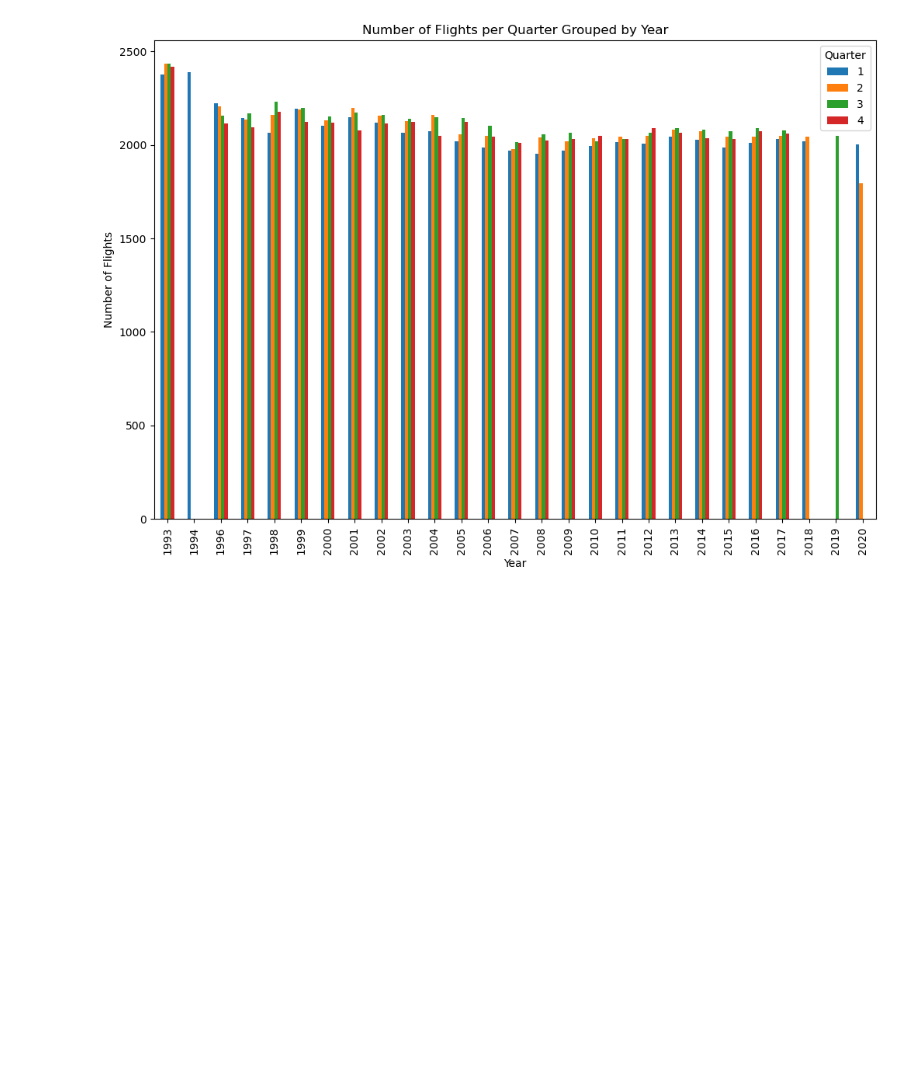
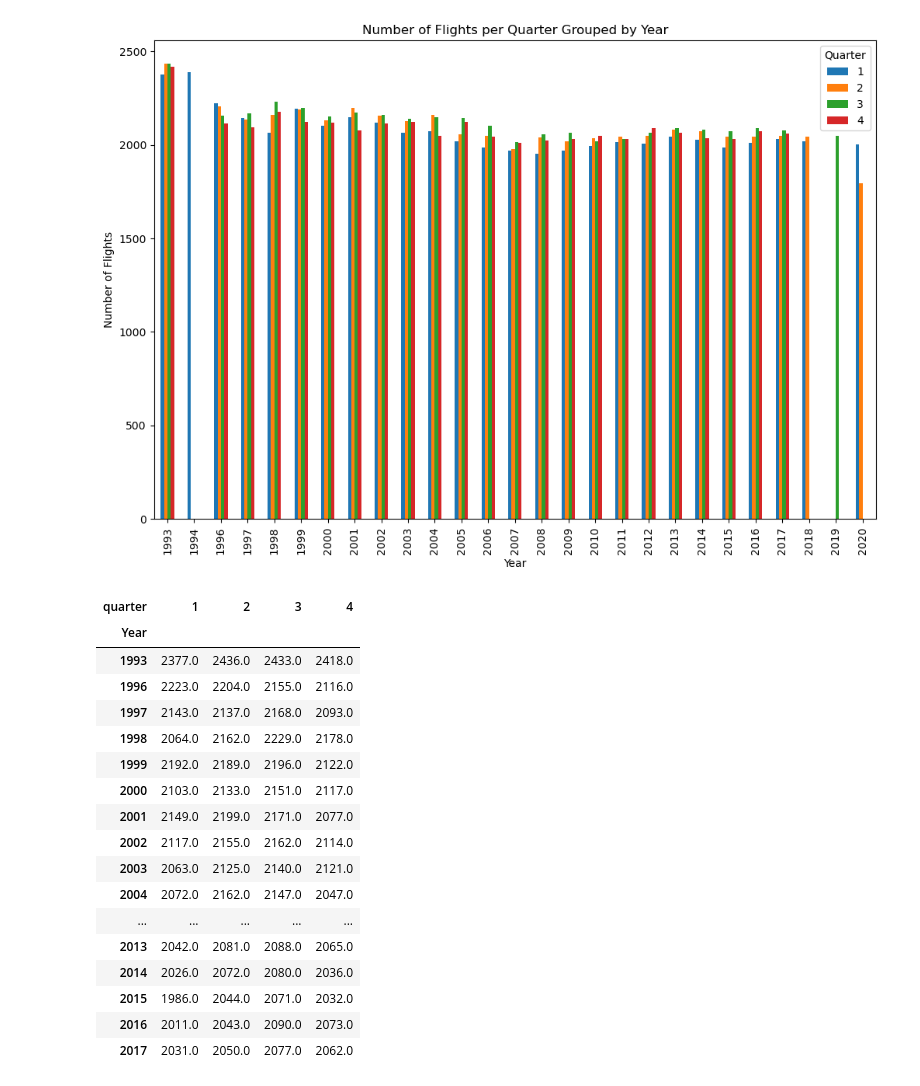
Before and after one commit to CamdenBeck/Project_03, a Jupyter notebook: Camden/flight_demand.ipynb, the cells around one changed output. Cells and saved outputs as stored; diff of their text form; code cells hidden in the pictures; blank space fills up the shorter version.

```diff
--- a/Camden/flight_demand.ipynb
+++ b/Camden/flight_demand.ipynb
@@ -83,3 +83,29 @@ plt.legend(title='Quarter')
 plt.show()
 # %% [output]
 [figure]
+# %%
+# Get the numbers of flights per quarter for each year
+total_flights_per_quarter = flights_per_quarter.unstack()
+total_flights_per_quarter.dropna(inplace=True)
+
+# Display the number of flights per quarter for each year
+total_flights_per_quarter
+# %% [output]
+| quarter | 1 | 2 | 3 | 4 |
+| Year |  |  |  |  |
+| 1993 | 2377.0 | 2436.0 | 2433.0 | 2418.0 |
+| 1996 | 2223.0 | 2204.0 | 2155.0 | 2116.0 |
+| 1997 | 2143.0 | 2137.0 | 2168.0 | 2093.0 |
+| 1998 | 2064.0 | 2162.0 | 2229.0 | 2178.0 |
+| 1999 | 2192.0 | 2189.0 | 2196.0 | 2122.0 |
+| 2000 | 2103.0 | 2133.0 | 2151.0 | 2117.0 |
+| 2001 | 2149.0 | 2199.0 | 2171.0 | 2077.0 |
+| 2002 | 2117.0 | 2155.0 | 2162.0 | 2114.0 |
+| 2003 | 2063.0 | 2125.0 | 2140.0 | 2121.0 |
+| 2004 | 2072.0 | 2162.0 | 2147.0 | 2047.0 |
+| ... | ... | ... | ... | ... |
+| 2013 | 2042.0 | 2081.0 | 2088.0 | 2065.0 |
+| 2014 | 2026.0 | 2072.0 | 2080.0 | 2036.0 |
+| 2015 | 1986.0 | 2044.0 | 2071.0 | 2032.0 |
+| 2016 | 2011.0 | 2043.0 | 2090.0 | 2073.0 |
+| 2017 | 2031.0 | 2050.0 | 2077.0 | 2062.0 |
```
Also changed, not shown: parts of 4 cells of this notebook.
